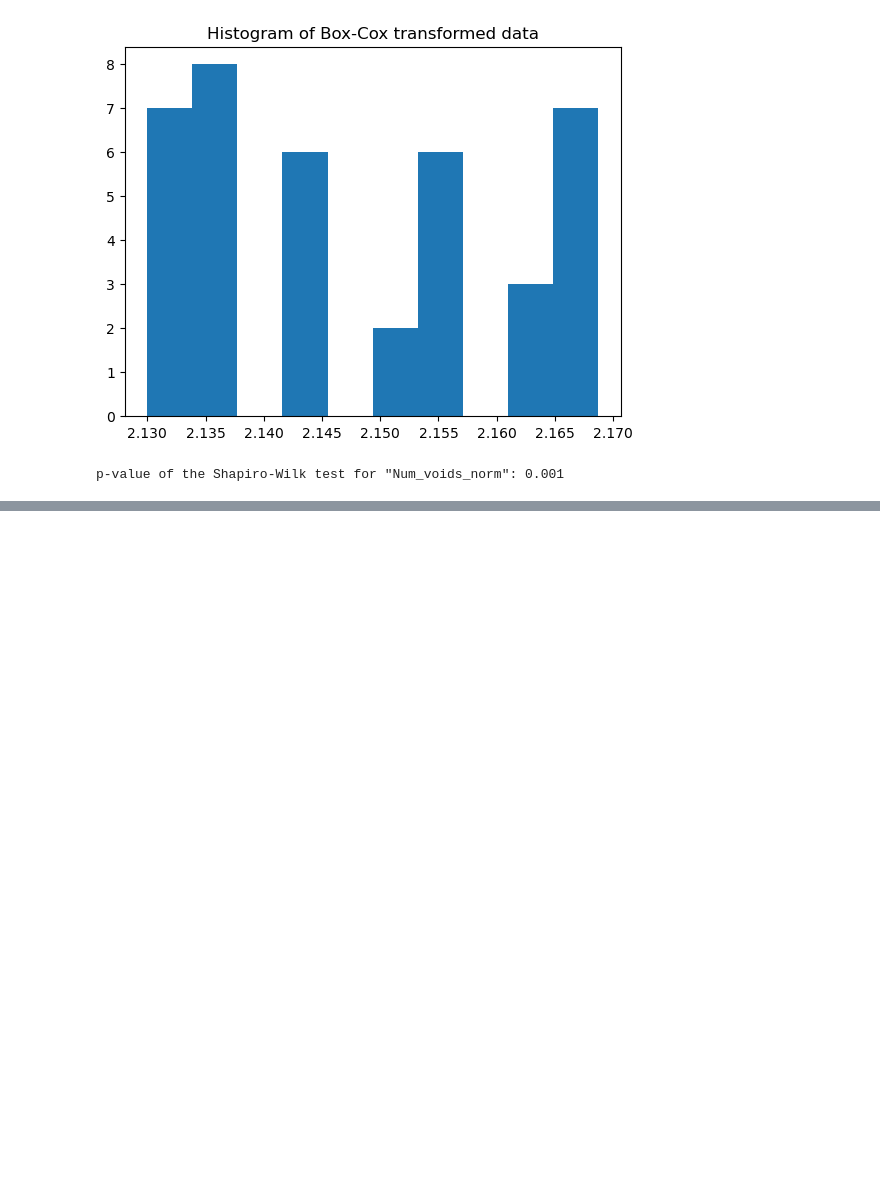
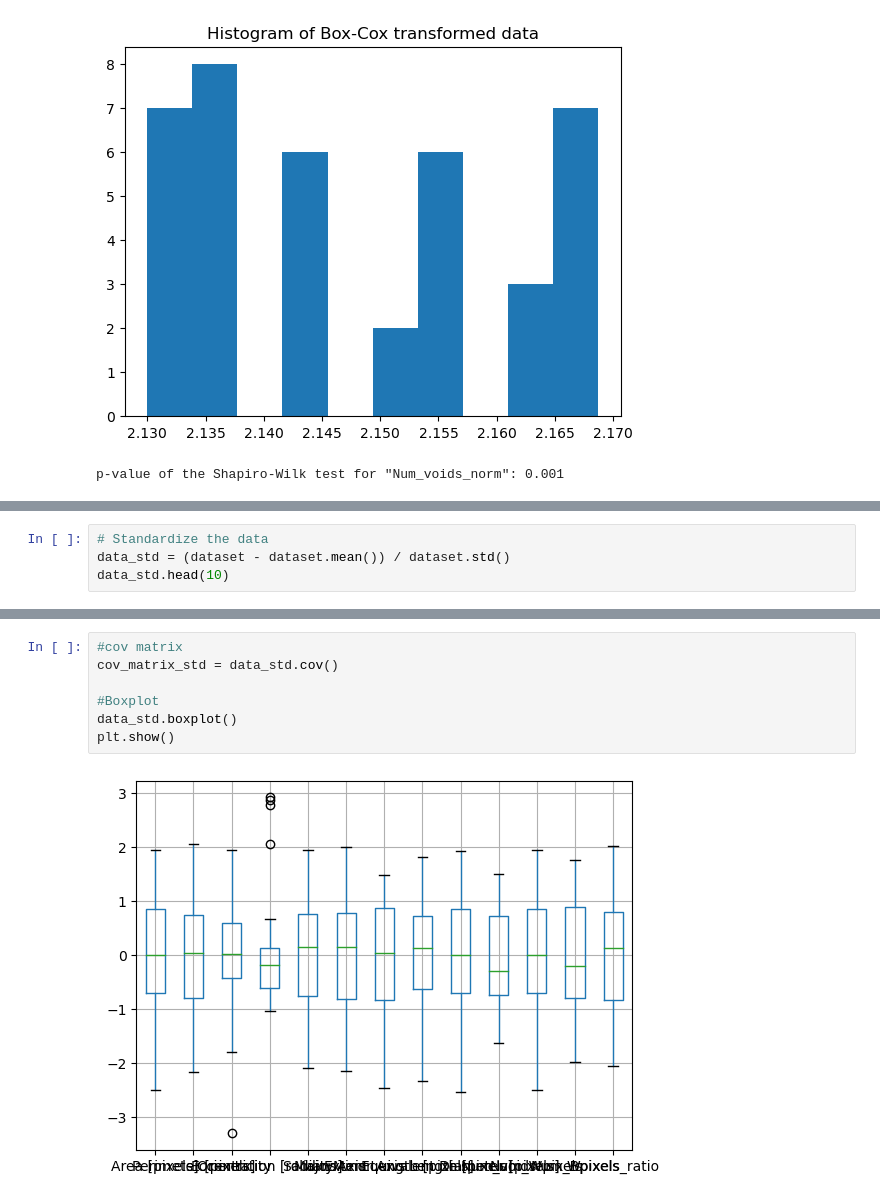
Before and after one commit to abylai11/qda-project, a Jupyter notebook: Python code/Fede - Variable manipulation.ipynb, the cells around one changed output, grey strips where cells are left out. Saved outputs shown, nothing was run; the diff lists cells and outputs as text; blank space fills up the shorter version.

```diff
--- a/Python code/Fede - Variable manipulation.ipynb
+++ b/Python code/Fede - Variable manipulation.ipynb
@@ -821,0 +860,4 @@ p-value of the Shapiro-Wilk test for "Num_voids_norm": 0.001
+# %%
+# Standardize the data
+data_std = (dataset - dataset.mean()) / dataset.std()
+data_std.head(10)
@@ -821,0 +876,9 @@ p-value of the Shapiro-Wilk test for "Num_voids_norm": 0.001
+# %%
+#cov matrix
+cov_matrix_std = data_std.cov()
+
+#Boxplot
+data_std.boxplot()
+plt.show()
+# %% [output]
+[figure, added]
```
Also changed, not shown: parts of 11 cells of this notebook.
